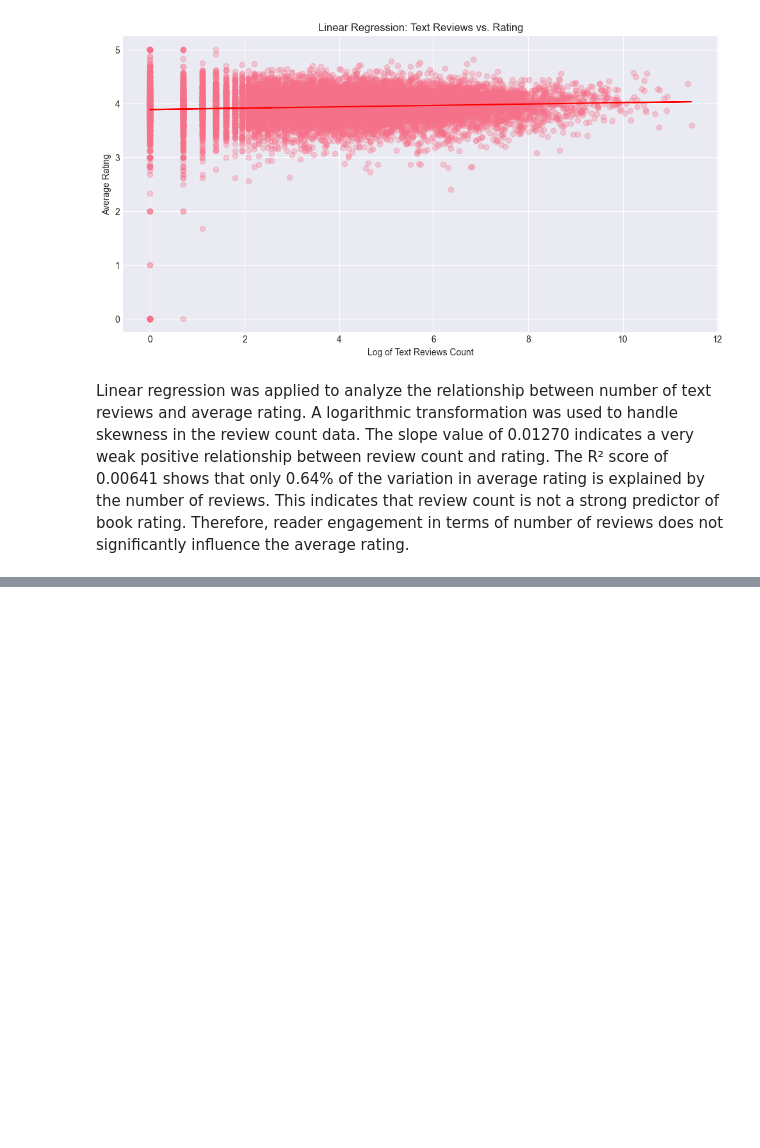
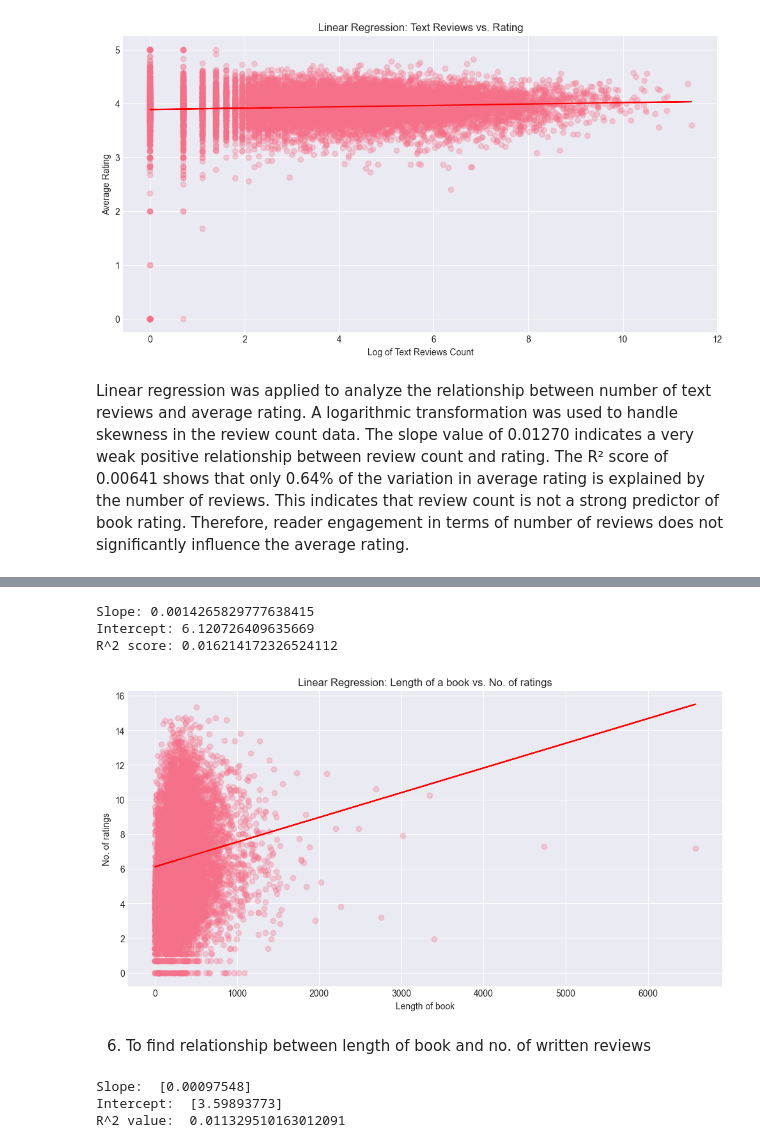
Before and after one commit to suhani-k7/GoodReads-EDA, a Jupyter notebook: linearRegression.ipynb, the cells around one changed output, grey strips where cells are left out. Drawn from its saved outputs; the diff is of its cells as text; code cells hidden in the pictures; blank space fills up the shorter version.

```diff
--- a/eda.ipynb
+++ b/linearRegression.ipynb
@@ -294,0 +318,37 @@ Linear regression was applied to analyze the relationship between number of text
+# %%
+x=df[["num_pages"]]
+y=np.log1p(df["ratings_count"])
+m=LinearRegression()
+m.fit(x,y)
+predictions=m.predict(x)
+print("Slope:", m.coef_[0])
+print("Intercept:", m.intercept_)
+print("R^2 score:", m.score(x,y))
+# %% [output]
+Slope: 0.0014265829777638415
+Intercept: 6.120726409635669
+R^2 score: 0.016214172326524112
+# %%
+plt.scatter(x,y,alpha=0.3)
+plt.plot(x,predictions, color="red")
+plt.xlabel("Length of book")
+plt.ylabel("No. of ratings")
+plt.title("Linear Regression: Length of a book vs. No. of ratings")
+plt.show()
+# %% [output]
+[figure, added]
+# %% [markdown]
+6. To find relationship between length of book and no. of written reviews
+# %%
+x=df[["num_pages"]]
+y=np.log1p(df[["text_reviews_count"]])
+m=LinearRegression()
+m.fit(x,y)
+predictions=m.predict(x)
+print("Slope: ",m.coef_[0])
+print("Intercept: ",m.intercept_)
+print("R^2 value: ",m.score(x,y))
+# %% [output]
+Slope:  [0.00097548]
+Intercept:  [3.59893773]
+R^2 value:  0.011329510163012091
```
Also changed, not shown: parts of 6 cells of this notebook, 1 other file.
